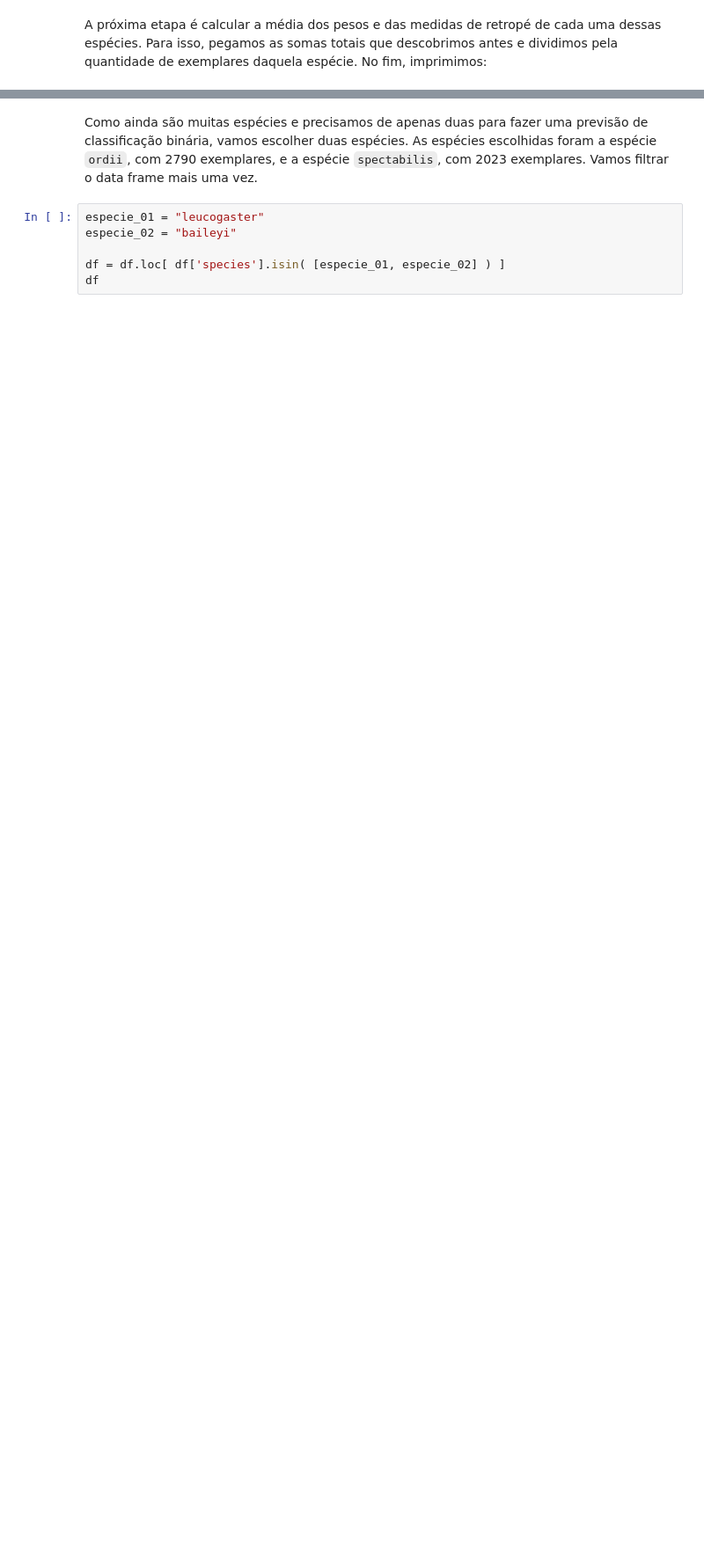
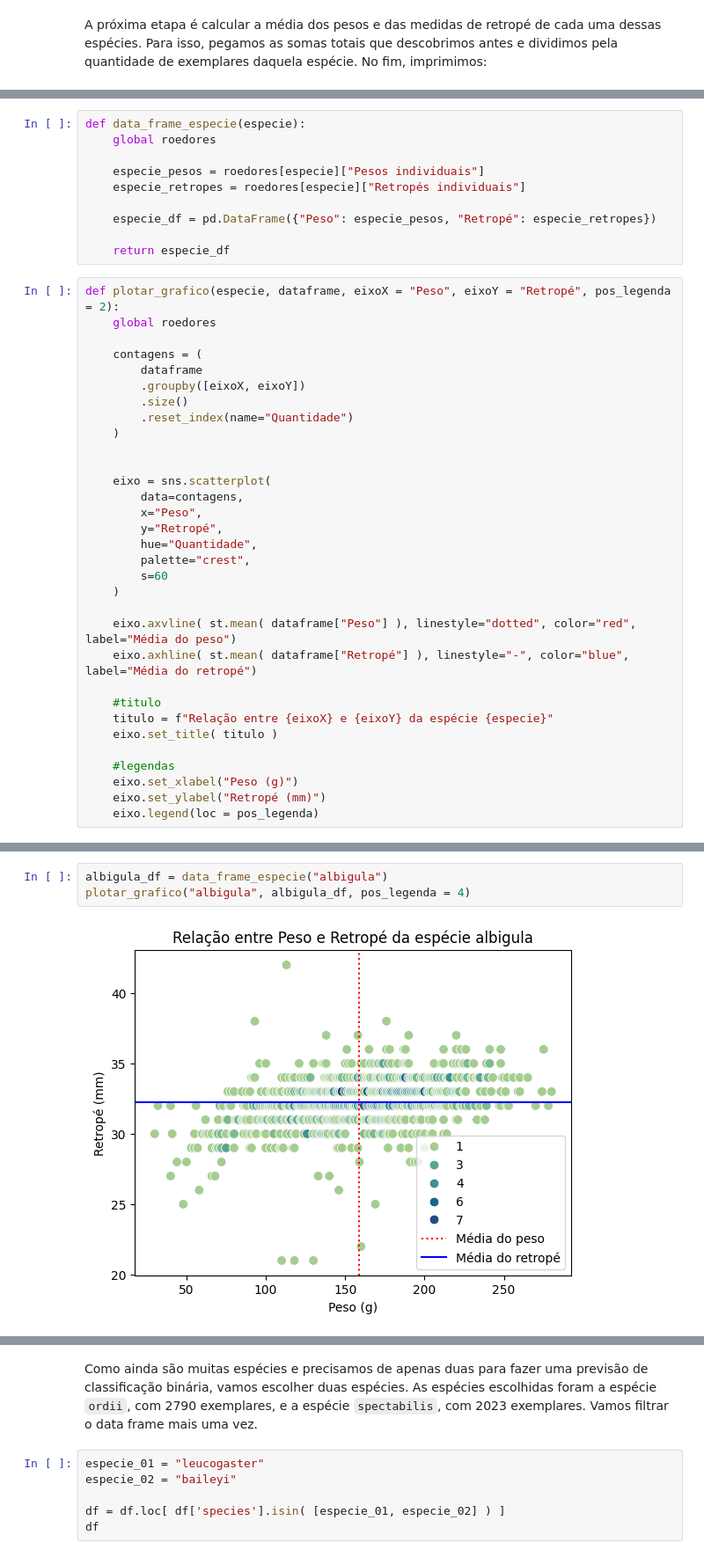
Before and after one commit to helocano/cubo-gelatinoso, a Jupyter notebook: CuboGelatinoso_HeloisaCano.ipynb, the cells around one changed output, grey strips where cells are left out. Shown at 88% size. Drawn from its saved outputs; the diff is of its cells as text; blank space fills up the shorter version.

Commit message:
Adiciona scatterplots
Adiciona gráficos scatterplots com calor, de todas as espécies, para peso x tamanho do retropé

```diff
--- a/CuboGelatinoso_HeloisaCano.ipynb
+++ b/CuboGelatinoso_HeloisaCano.ipynb
@@ -436,0 +434,42 @@ RETROPÉ MÉDIO: 26 mm
+# %%
+def data_frame_especie(especie):
+    global roedores
+
+    especie_pesos = roedores[especie]["Pesos individuais"]
+    especie_retropes = roedores[especie]["Retropés individuais"]
+
+    especie_df = pd.DataFrame({"Peso": especie_pesos, "Retropé": especie_retropes})
+
+    return especie_df
+# %%
+def plotar_grafico(especie, dataframe, eixoX = "Peso", eixoY = "Retropé", pos_legenda = 2):
+    global roedores
+
+    contagens = (
+        dataframe
+        .groupby([eixoX, eixoY])
+        .size()
+        .reset_index(name="Quantidade")
+    )
+
+
+    eixo = sns.scatterplot(
+        data=contagens,
+        x="Peso",
+        y="Retropé",
+        hue="Quantidade",
+        palette="crest",
+        s=60
+    )
+
+    eixo.axvline( st.mean( dataframe["Peso"] ), linestyle="dotted", color="red", label="Média do peso")
+    eixo.axhline( st.mean( dataframe["Retropé"] ), linestyle="-", color="blue", label="Média do retropé")
+
+    #titulo
+    titulo = f"Relação entre {eixoX} e {eixoY} da espécie {especie}"
+    eixo.set_title( titulo )
+
+    #legendas
+    eixo.set_xlabel("Peso (g)")
+    eixo.set_ylabel("Retropé (mm)")
+    eixo.legend(loc = pos_legenda)
@@ -436,0 +480,5 @@ RETROPÉ MÉDIO: 26 mm
+# %%
+albigula_df = data_frame_especie("albigula")
+plotar_grafico("albigula", albigula_df, pos_legenda = 4)
+# %% [output]
+[figure, added]
```
Also changed, not shown: parts of 39 cells of this notebook.
